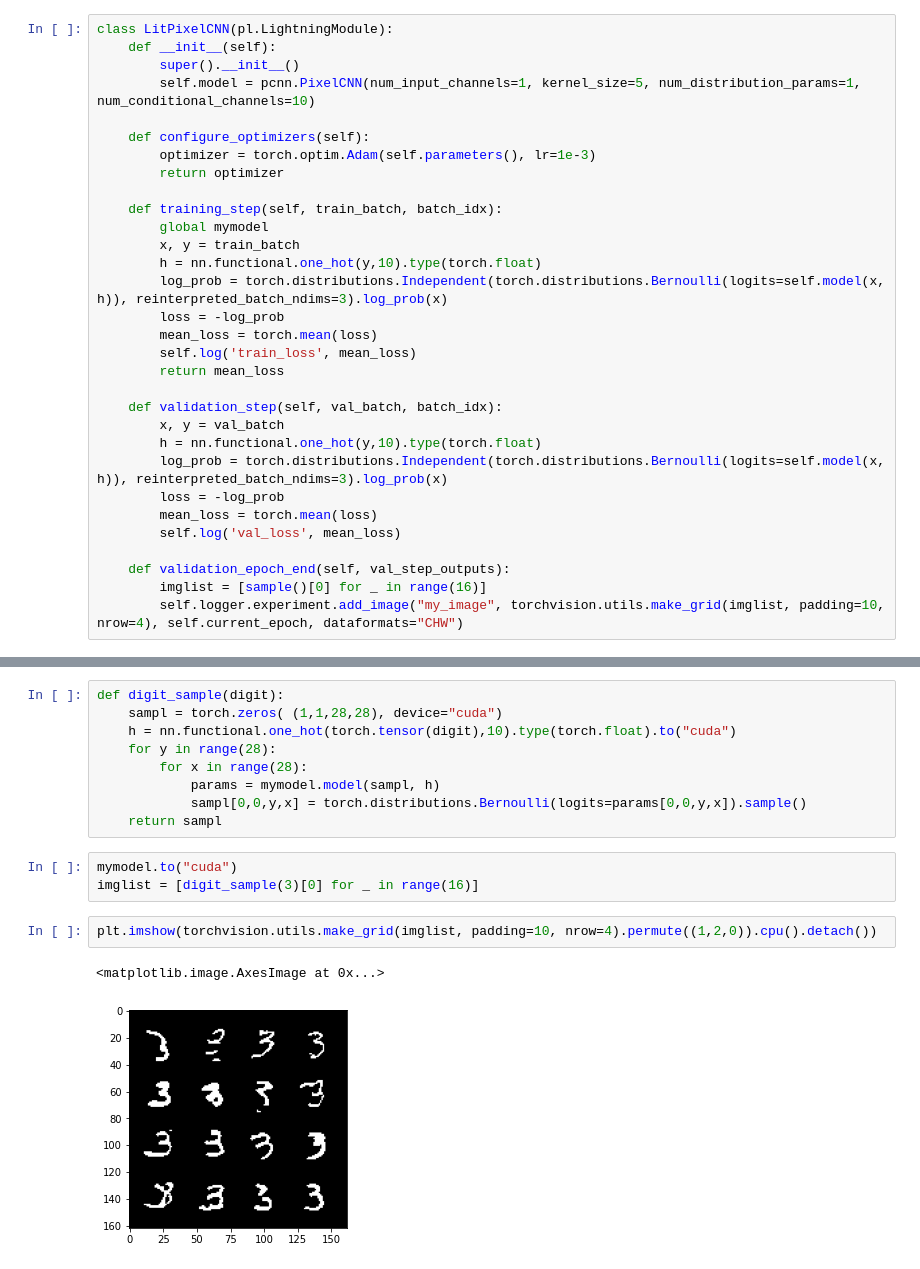
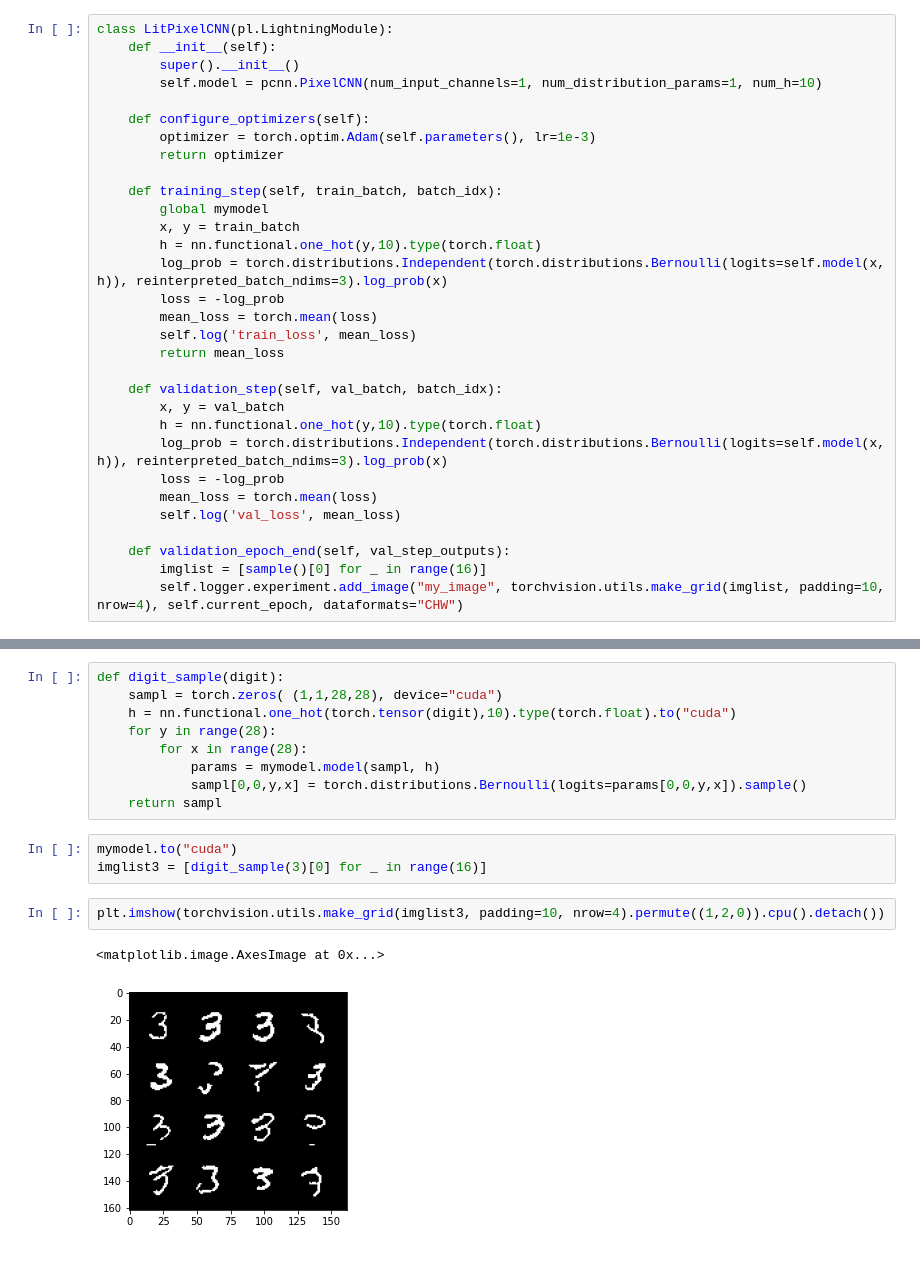
Before and after one commit to jfrancis71/PixelCNN, a Jupyter notebook: MNIST_ConditionedOnLabel.ipynb, the cells around one changed output, grey strips where cells are left out. Saved outputs shown, nothing was run; the diff lists cells and outputs as text.

```diff
--- a/MNIST_ConditionedOnLabel.ipynb
+++ b/MNIST_ConditionedOnLabel.ipynb
@@ -32,7 +32,7 @@ def sample():
 class LitPixelCNN(pl.LightningModule):
     def __init__(self):
         super().__init__()
-        self.model = pcnn.PixelCNN(num_input_channels=1, kernel_size=5, num_distribution_params=1, num_conditional_channels=10)
+        self.model = pcnn.PixelCNN(num_input_channels=1, num_distribution_params=1, num_h=10)
 
     def configure_optimizers(self):
         optimizer = torch.optim.Adam(self.parameters(), lr=1e-3)
@@ -97,11 +97,11 @@ def digit_sample(digit):
     return sampl
 # %%
 mymodel.to("cuda")
-imglist = [digit_sample(3)[0] for _ in range(16)]
+imglist3 = [digit_sample(3)[0] for _ in range(16)]
 # %%
-plt.imshow(torchvision.utils.make_grid(imglist, padding=10, nrow=4).permute((1,2,0)).cpu().detach())
+plt.imshow(torchvision.utils.make_grid(imglist3, padding=10, nrow=4).permute((1,2,0)).cpu().detach())
 # %% [output]
 <matplotlib.image.AxesImage at 0x...>
-[figure, old version]
+[figure, new version]
 # %%
 mymodel.to("cuda")
```
Also changed, not shown: parts of 4 cells of this notebook, 5 other files.
